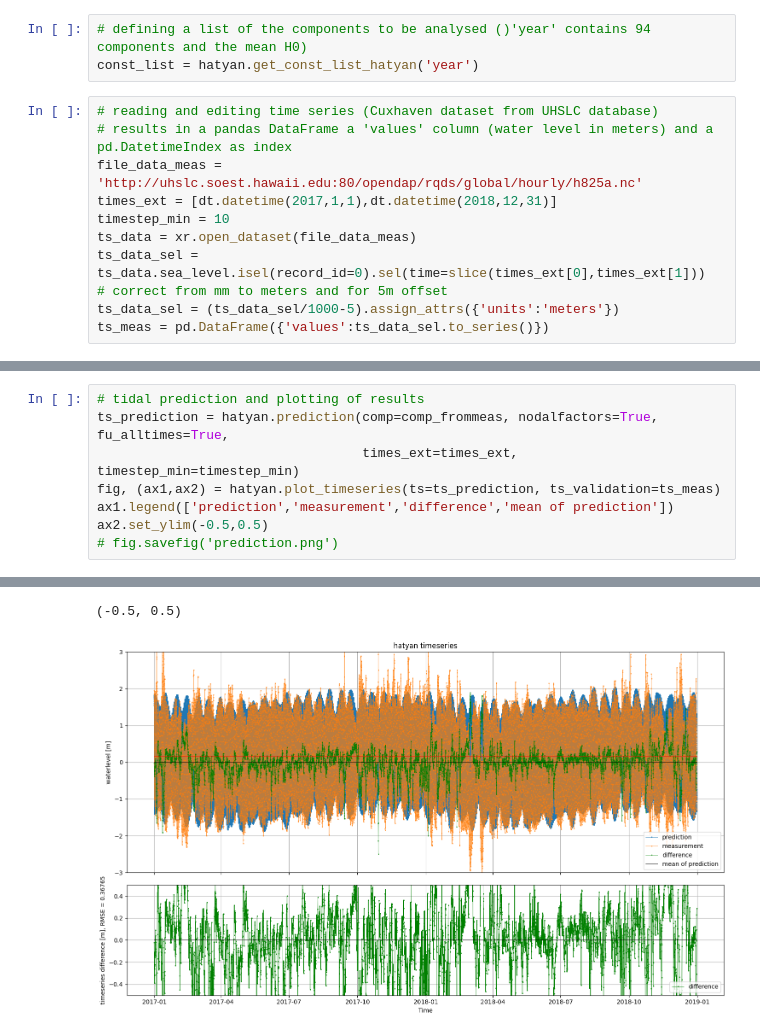
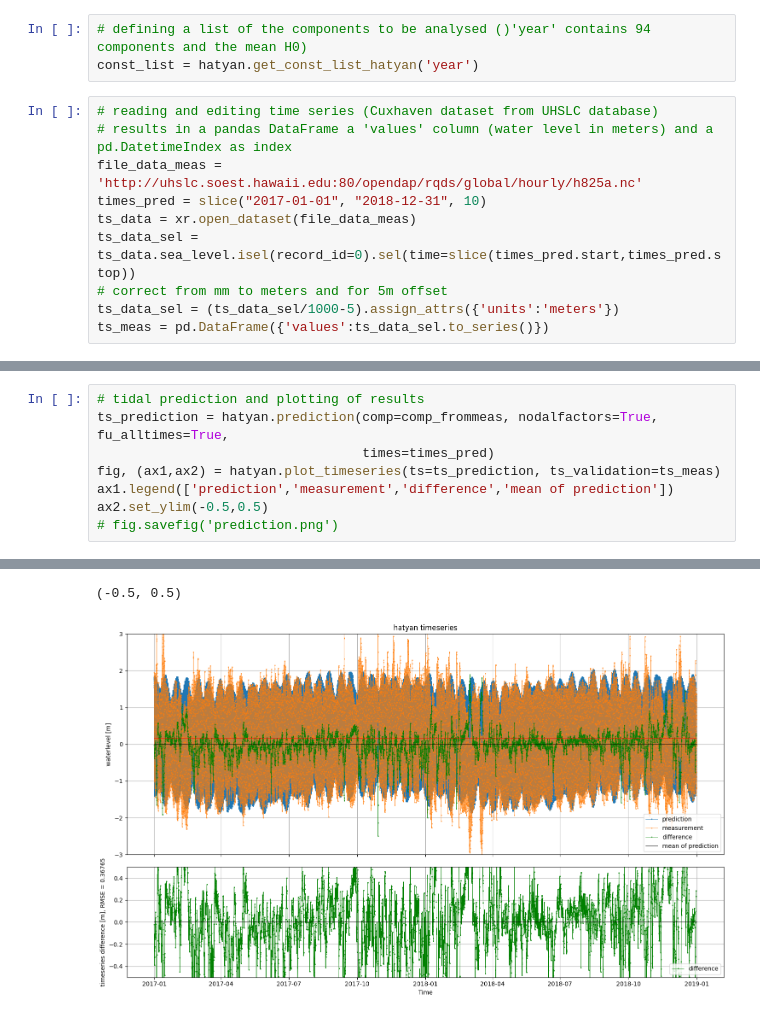
Before and after one commit to Deltares/hatyan, a Jupyter notebook: docs/notebooks/getting-started.ipynb, the cells around one changed output, grey strips where cells are left out. Saved outputs shown, nothing was run; the diff lists cells and outputs as text.

```diff
--- a/docs/notebooks/getting-started.ipynb
+++ b/docs/notebooks/getting-started.ipynb
@@ -12,10 +12,9 @@ const_list = hatyan.get_const_list_hatyan('year')
 # reading and editing time series (Cuxhaven dataset from UHSLC database)
 # results in a pandas DataFrame a 'values' column (water level in meters) and a pd.DatetimeIndex as index
 file_data_meas = 'http://uhslc.soest.hawaii.edu:80/opendap/rqds/global/hourly/h825a.nc'
-times_ext = [dt.datetime(2017,1,1),dt.datetime(2018,12,31)]
-timestep_min = 10
+times_pred = slice("2017-01-01", "2018-12-31", 10)
 ts_data = xr.open_dataset(file_data_meas)
-ts_data_sel = ts_data.sea_level.isel(record_id=0).sel(time=slice(times_ext[0],times_ext[1]))
+ts_data_sel = ts_data.sea_level.isel(record_id=0).sel(time=slice(times_pred.start,times_pred.stop))
 # correct from mm to meters and for 5m offset
 ts_data_sel = (ts_data_sel/1000-5).assign_attrs({'units':'meters'})
 ts_meas = pd.DataFrame({'values':ts_data_sel.to_series()})
@@ -48,33 +47,33 @@ no metadata found on object
 # %%
 # tidal prediction and plotting of results
 ts_prediction = hatyan.prediction(comp=comp_frommeas, nodalfactors=True, fu_alltimes=True,
-                                  times_ext=times_ext, timestep_min=timestep_min)
+                                  times=times_pred)
 fig, (ax1,ax2) = hatyan.plot_timeseries(ts=ts_prediction, ts_validation=ts_meas)
 ax1.legend(['prediction','measurement','difference','mean of prediction'])
 ax2.set_ylim(-0.5,0.5)
 # fig.savefig('prediction.png')
 # %% [output]
 PREDICTION initializing
 source               = schureman
 nodalfactors         = True
 fu_alltimes          = True
 xfac                 = False
 CS_comps             = None
 analysis_perperiod   = False
 return_allperiods    = False
 xTxmat_condition_max = 12
 
 components used      = 95
 tstart               = 2017-01-01 00:00:00
 tstop                = 2018-12-31 00:00:00
 timestep             = <10 * Minutes>
 freq is calculated at mid of period: 2017-12-31 12:00:00
 v0 is calculated for start of period: 2017-01-01 00:00:00
 nodal factors (f and u) are calculated for all timesteps
 PREDICTION started
 PREDICTION finished
 (-0.5, 0.5)
-[figure, old version]
+[figure, new version]
 # %%
 # calculation of HWLW and plotting of results
 ts_ext_meas = hatyan.calc_HWLW(ts=ts_meas)
```
Also changed, not shown: parts of 3 cells of this notebook.
